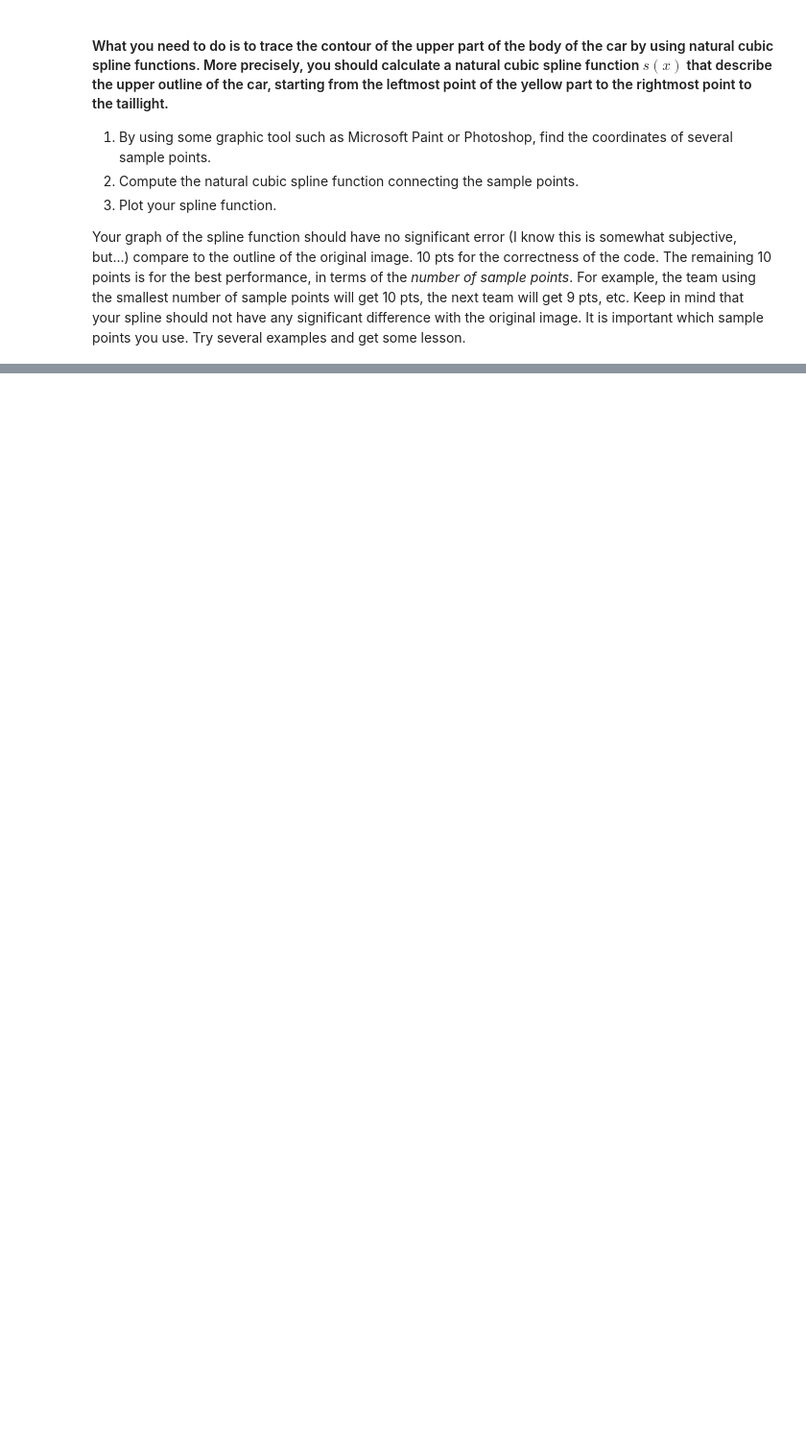
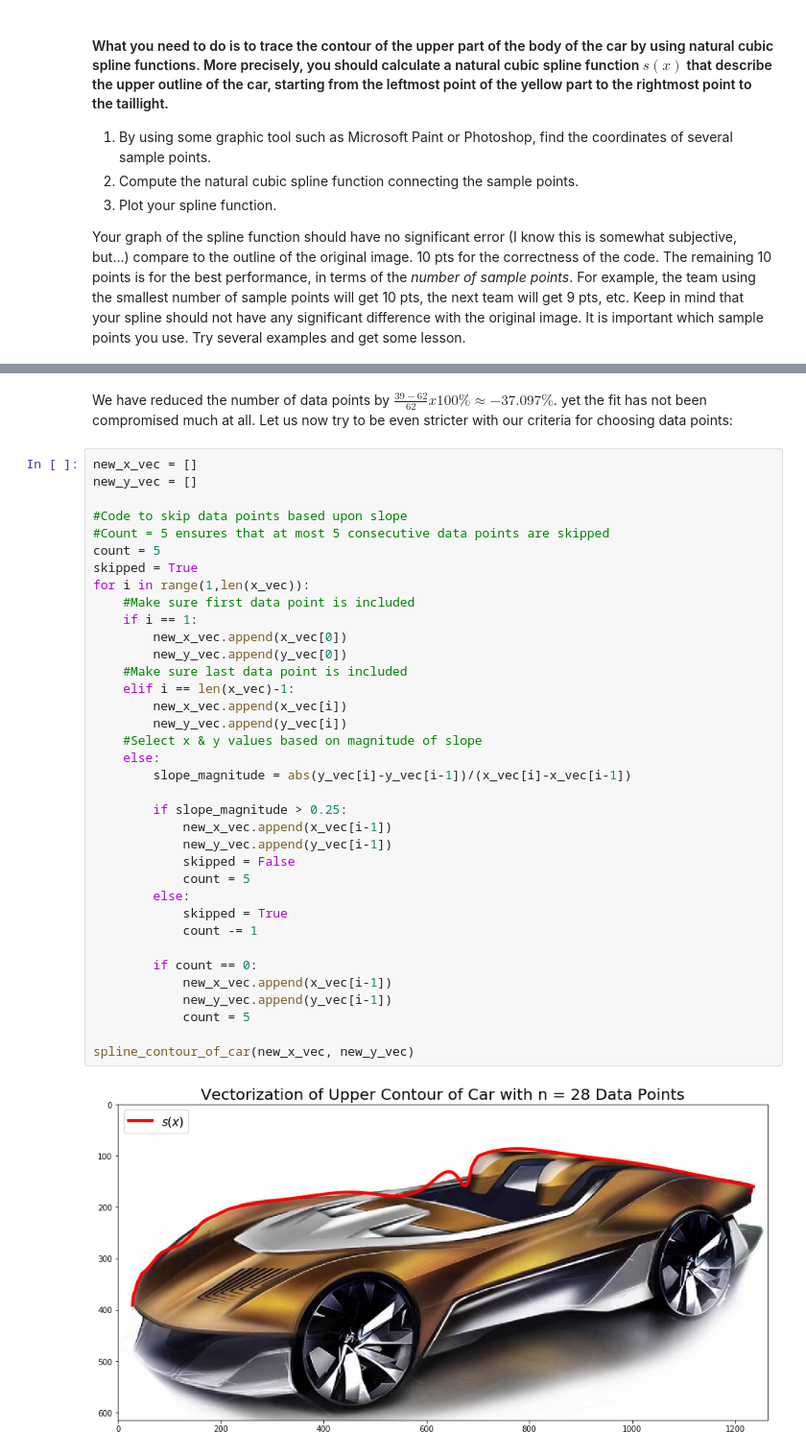
Before and after one commit to ChrisHayduk/Numerical-Analysis, a Jupyter notebook: Projects/Project 2/Project 2 - Interpolation.ipynb, the cells around one changed output, grey strips where cells are left out. Shown at 96% size. Cells and saved outputs as stored; diff of their text form; blank space fills up the shorter version.

```diff
--- a/Projects/Project 2/Project 2 - Interpolation.ipynb
+++ b/Projects/Project 2/Project 2 - Interpolation.ipynb
@@ -220,0 +303,40 @@ Your graph of the spline function should have no significant error (I know this
+# %% [markdown]
+We have reduced the number of data points by $\frac{39-62}{62}x100\% \approx -37.097\%$. yet the fit has not been compromised much at all. Let us now try to be even stricter with our criteria for choosing data points:
+# %%
+new_x_vec = []
+new_y_vec = []
+
+#Code to skip data points based upon slope
+#Count = 5 ensures that at most 5 consecutive data points are skipped
+count = 5
+skipped = True
+for i in range(1,len(x_vec)):
+    #Make sure first data point is included
+    if i == 1:
+        new_x_vec.append(x_vec[0])
+        new_y_vec.append(y_vec[0])
+    #Make sure last data point is included
+    elif i == len(x_vec)-1:
+        new_x_vec.append(x_vec[i])
+        new_y_vec.append(y_vec[i])
+    #Select x & y values based on magnitude of slope
+    else:
+        slope_magnitude = abs(y_vec[i]-y_vec[i-1])/(x_vec[i]-x_vec[i-1])
+
+        if slope_magnitude > 0.25:
+            new_x_vec.append(x_vec[i-1])
+            new_y_vec.append(y_vec[i-1])
+            skipped = False
+            count = 5
+        else:
+            skipped = True
+            count -= 1
+
+        if count == 0:
+            new_x_vec.append(x_vec[i-1])
+            new_y_vec.append(y_vec[i-1])
+            count = 5
+
+spline_contour_of_car(new_x_vec, new_y_vec)
+# %% [output]
+[figure, added]
```
Also changed, not shown: parts of 10 cells of this notebook.
